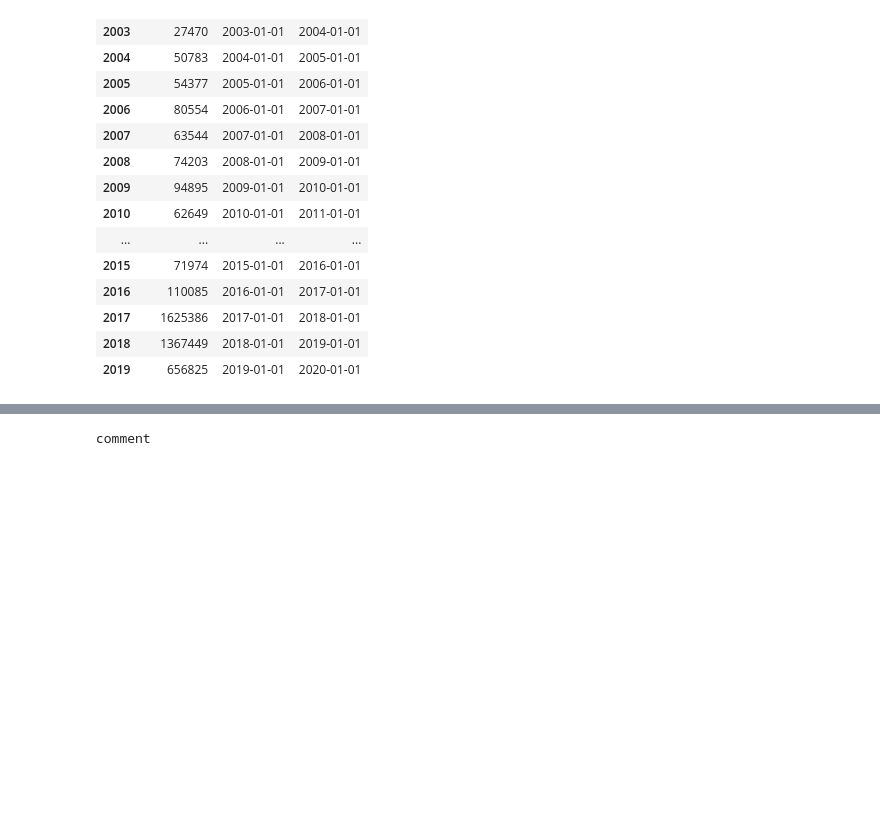
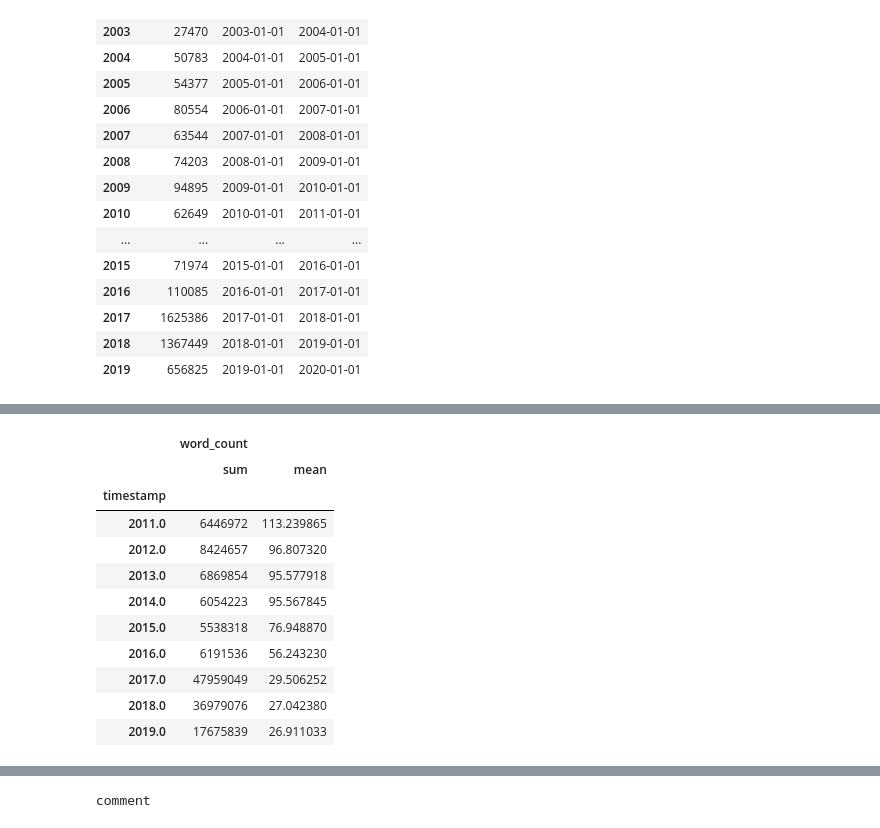
Before and after one commit to michaelmilleryoder/white_supremacist_lang, a Jupyter notebook: jupyter/neutral_data.ipynb, the cells around one changed output, grey strips where cells are left out. Drawn from its saved outputs; the diff is of its cells as text; code cells hidden in the pictures; blank space fills up the shorter version.

```diff
--- a/jupyter/neutral_data.ipynb
+++ b/jupyter/neutral_data.ipynb
@@ -121,0 +114,16 @@ See the caveats in the documentation: https://pandas.pydata.org/pandas-docs/stab
+# %%
+ws_wc = selected_ws.groupby(ws_data.timestamp.dt.year).agg({'word_count': ['sum', 'mean']})
+ws_wc
+# %% [output]
+|  | word_count |  |
+|  | sum | mean |
+| timestamp |  |  |
+| 2011.0 | 6446972 | 113.239865 |
+| 2012.0 | 8424657 | 96.807320 |
+| 2013.0 | 6869854 | 95.577918 |
+| 2014.0 | 6054223 | 95.567845 |
+| 2015.0 | 5538318 | 76.948870 |
+| 2016.0 | 6191536 | 56.243230 |
+| 2017.0 | 47959049 | 29.506252 |
+| 2018.0 | 36979076 | 27.042380 |
+| 2019.0 | 17675839 | 26.911033 |
```
Also changed, not shown: parts of 12 cells of this notebook.
